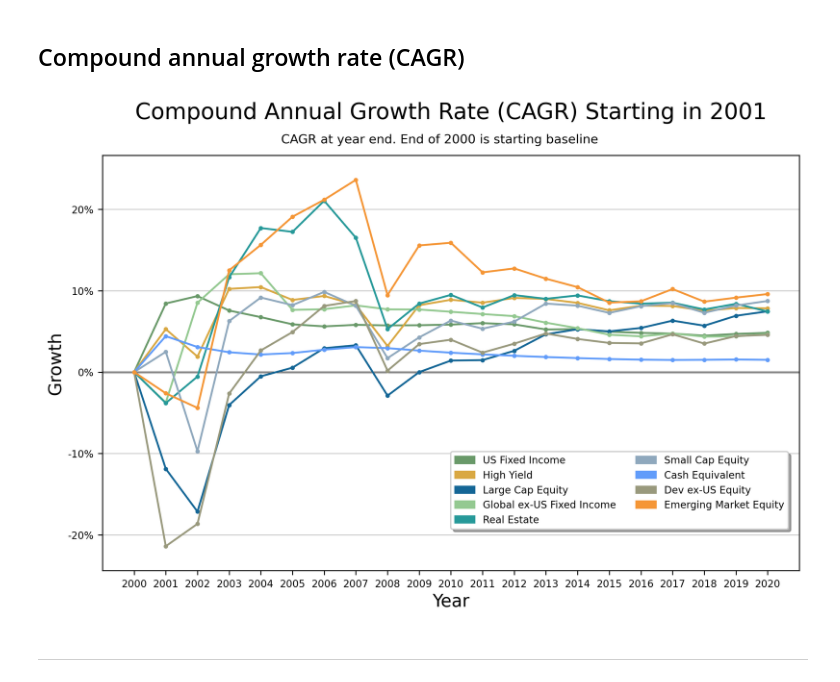
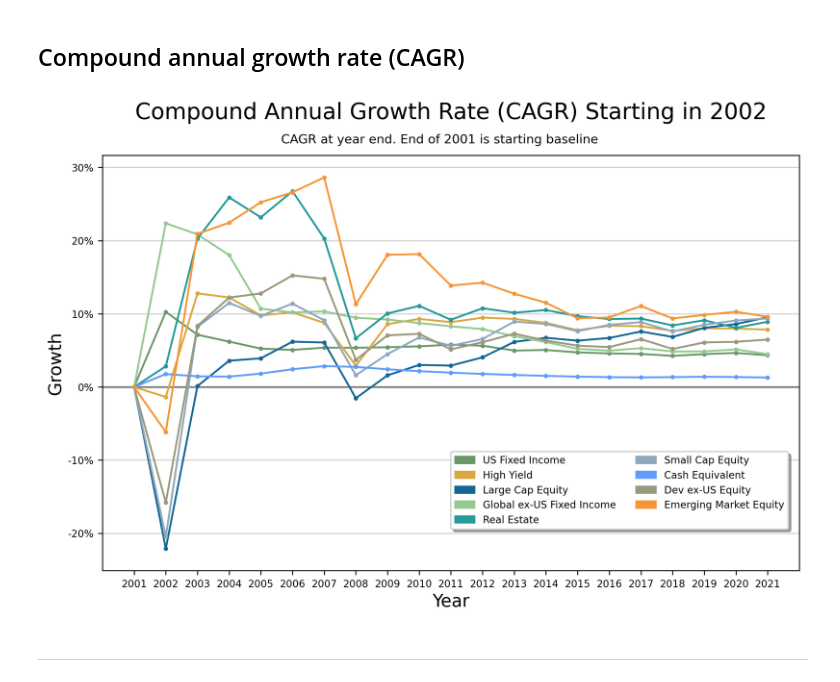
Before and after one commit to jsprag/Callan-Chart, a Jupyter notebook: Callan_Chart.ipynb, the cells around one changed output. Saved outputs shown, nothing was run; the diff lists cells and outputs as text; code cells hidden in the pictures.

```diff
--- a/Callan_Chart.ipynb
+++ b/Callan_Chart.ipynb
@@ -102,7 +102,7 @@ mini_lines = False
 mini_line_weight = 0.5
 
 #toggle min/max labels
-min_max = False
+min_max = True
 # %%
 # create plot
 fig, ax = plt.subplots()
@@ -266,36 +266,36 @@ fig, ax = plt.subplots()
 # set plot limits
 ax.set_xlim([x_min - 1, x_max])
 ax.set_ylim([df_cal_cagr.min().min() - 3, df_cal_cagr.max().max() + 3])
 
 # plot with custom line colors
 for c in df_cal_cagr.columns:
     plt.plot(df_cal_cagr[c], color=colors[c], marker='o')
 
 # add horizontal grid lines
 plt.grid(axis='y', zorder=0)
 
 # highlight y = zero
 zeroline()
 
 # draw legend
 plt.legend(handles=legend, ncol=2, loc=(0.5, 0.1))
 
 # set axis ticks
 ax.set_xticks(df_cal_cagr.index)
 plt.gca().yaxis.set_major_formatter(plt.matplotlib.ticker.StrMethodFormatter('{x:,.0f}%'))
 
 # label axes and title
 ax.set_xlabel('Year')
 ax.set_ylabel('Growth')
-plt.title('Compound Annual Growth Rate (CAGR) Starting in 2001', y=1.07)
-plt.suptitle('CAGR at year end. End of 2000 is starting baseline', fontsize=10, y=.92)
+plt.title('Compound Annual Growth Rate (CAGR) Starting in 2002', y=1.07)
+plt.suptitle('CAGR at year end. End of 2001 is starting baseline', fontsize=10, y=.92)
 
 # display plot
 plt.show()
 
 ax.figure.savefig("./images/callan_cagr.png")
 # %% [output]
-[figure, old version]
+[figure, new version]
 # %% [markdown]
 ***
 # %% [markdown]
```
Also changed, not shown: parts of 7 cells of this notebook, 14 other files.
